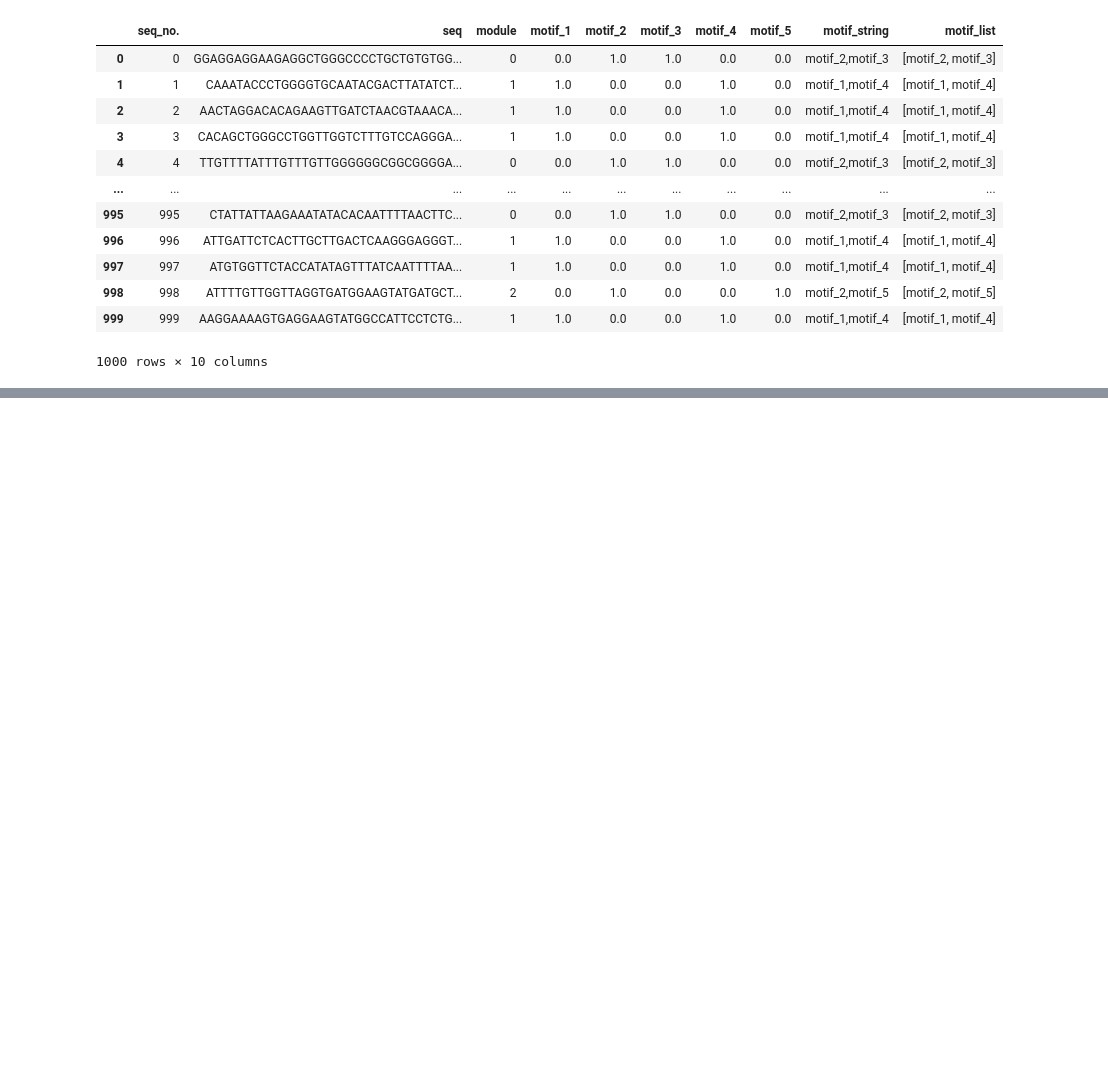
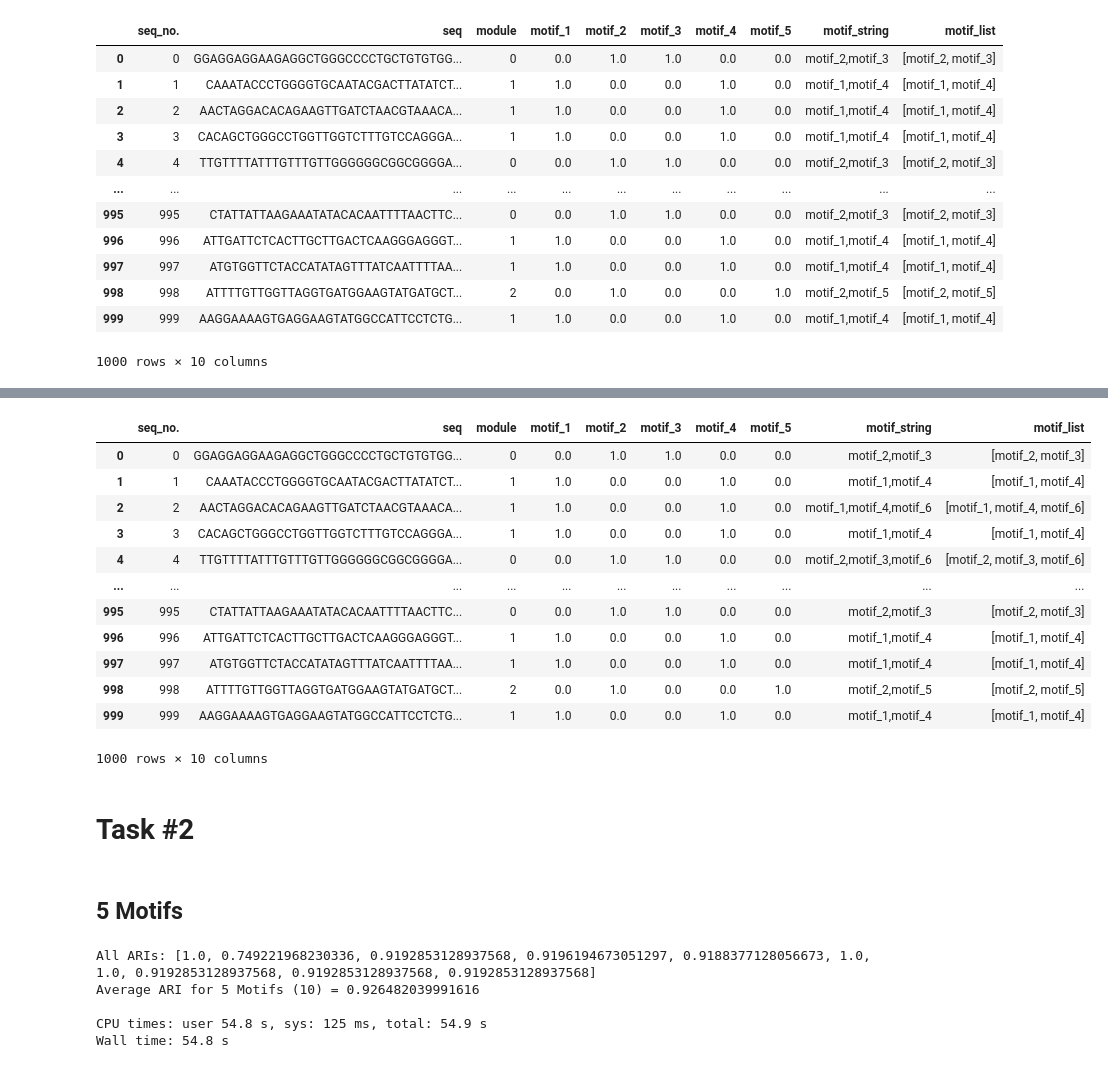
Before and after one commit to siddharth-ncl-work/leelavati_narlikar_project, a Jupyter notebook: example.fa/Tasks (22-Feb-2021).ipynb, the cells around one changed output, grey strips where cells are left out. Saved outputs shown, nothing was run; the diff lists cells and outputs as text; code cells hidden in the pictures; blank space fills up the shorter version.

```diff
--- a/example.fa/Tasks (22-Feb-2021).ipynb
+++ b/example.fa/Tasks (22-Feb-2021).ipynb
@@ -5,7 +9,7 @@ import matplotlib.pyplot as plt
 # %%
 data_file_path='DATA.pkl'
-data=pd.read_pickle(data_file_path)
-data
+data_orig=pd.read_pickle(data_file_path)
+data_orig
 # %% [output]
 |  | seq_no. | seq | module | motif_1 | motif_2 | motif_3 | motif_4 | motif_5 | motif_string | motif_list |
 | 0 | 0 | GGAGGAGGAAGAGGCTGGGCCCCTGCTGTGTGG... | 0 | 0.0 | 1.0 | 1.0 | 0.0 | 0.0 | motif_2,motif_3 | [motif_2, motif_3] |
@@ -25,0 +44,22 @@ list
+# %%
+data_6_motif=data_5_motif.copy()
+index=np.random.choice(data_5_motif.index, int(data_5_motif.shape[0]*0.1), replace=False)
+data_6_motif.at[index,'motif_string']=data_6_motif.iloc[index]['motif_string'].apply(lambda x:x+',motif_6')
+data_6_motif['motif_list']=data_6_motif['motif_string'].apply(lambda x:x.split(','))
+data_6_motif
+# %% [output]
+|  | seq_no. | seq | module | motif_1 | motif_2 | motif_3 | motif_4 | motif_5 | motif_string | motif_list |
+| 0 | 0 | GGAGGAGGAAGAGGCTGGGCCCCTGCTGTGTGG... | 0 | 0.0 | 1.0 | 1.0 | 0.0 | 0.0 | motif_2,motif_3 | [motif_2, motif_3] |
+| 1 | 1 | CAAATACCCTGGGGTGCAATACGACTTATATCT... | 1 | 1.0 | 0.0 | 0.0 | 1.0 | 0.0 | motif_1,motif_4 | [motif_1, motif_4] |
+| 2 | 2 | AACTAGGACACAGAAGTTGATCTAACGTAAACA... | 1 | 1.0 | 0.0 | 0.0 | 1.0 | 0.0 | motif_1,motif_4,motif_6 | [motif_1, motif_4, motif_6] |
+| 3 | 3 | CACAGCTGGGCCTGGTTGGTCTTTGTCCAGGGA... | 1 | 1.0 | 0.0 | 0.0 | 1.0 | 0.0 | motif_1,motif_4 | [motif_1, motif_4] |
+| 4 | 4 | TTGTTTTATTTGTTTGTTGGGGGGCGGCGGGGA... | 0 | 0.0 | 1.0 | 1.0 | 0.0 | 0.0 | motif_2,motif_3,motif_6 | [motif_2, motif_3, motif_6] |
+| ... | ... | ... | ... | ... | ... | ... | ... | ... | ... | ... |
+| 995 | 995 | CTATTATTAAGAAATATACACAATTTTAACTTC... | 0 | 0.0 | 1.0 | 1.0 | 0.0 | 0.0 | motif_2,motif_3 | [motif_2, motif_3] |
+| 996 | 996 | ATTGATTCTCACTTGCTTGACTCAAGGGAGGGT... | 1 | 1.0 | 0.0 | 0.0 | 1.0 | 0.0 | motif_1,motif_4 | [motif_1, motif_4] |
+| 997 | 997 | ATGTGGTTCTACCATATAGTTTATCAATTTTAA... | 1 | 1.0 | 0.0 | 0.0 | 1.0 | 0.0 | motif_1,motif_4 | [motif_1, motif_4] |
+| 998 | 998 | ATTTTGTTGGTTAGGTGATGGAAGTATGATGCT... | 2 | 0.0 | 1.0 | 0.0 | 0.0 | 1.0 | motif_2,motif_5 | [motif_2, motif_5] |
+| 999 | 999 | AAGGAAAAGTGAGGAAGTATGGCCATTCCTCTG... | 1 | 1.0 | 0.0 | 0.0 | 1.0 | 0.0 | motif_1,motif_4 | [motif_1, motif_4] |
+1000 rows × 10 columns
+# %% [markdown]
+# Task #2
@@ -25,0 +81,36 @@ list
+# %% [markdown]
+## 5 Motifs
+# %%
+%%time
+from gensim.corpora import Dictionary
+from gensim.models import LdaModel,LdaMulticore
+
+docs_5_motif=data_5_motif['motif_list'].values
+dictionary_5_motif=Dictionary(docs_5_motif)
+corpus_5_motif = [dictionary_5_motif.doc2bow(doc) for doc in docs_5_motif]
+
+temp = dictionary_5_motif[0]
+ari_5_motif_list=[]
+num_runs=10
+for i in tqdm(range(num_runs)):
+    lda_5_motif = LdaModel(corpus_5_motif,
+                           id2word=dictionary_5_motif.id2token,
+                           alpha='auto',
+                           chunksize=10000,
+                           eta='auto',
+                           num_topics=3,
+                           iterations=1000,
+                           passes = 10,
+                           minimum_probability=0.0
+                          )
+    predictions_5_motif=lda_5_motif.get_document_topics(corpus_5_motif,minimum_probability=0.0)
+    ari_5_motif=randIndexMetric(predictions_5_motif,data_5_motif)
+    ari_5_motif_list.append(ari_5_motif)
+print('All ARIs:',ari_5_motif_list)
+print(f'Average ARI for 5 Motifs ({num_runs}) =',np.mean(ari_5_motif_list),'\n')
+# %% [output]
+All ARIs: [1.0, 0.749221968230336, 0.9192853128937568, 0.9196194673051297, 0.9188377128056673, 1.0, 1.0, 0.9192853128937568, 0.9192853128937568, 0.9192853128937568]
+Average ARI for 5 Motifs (10) = 0.926482039991616
+
+CPU times: user 54.8 s, sys: 125 ms, total: 54.9 s
+Wall time: 54.8 s
```
Also changed, not shown: parts of 9 cells of this notebook, 6 other files.
